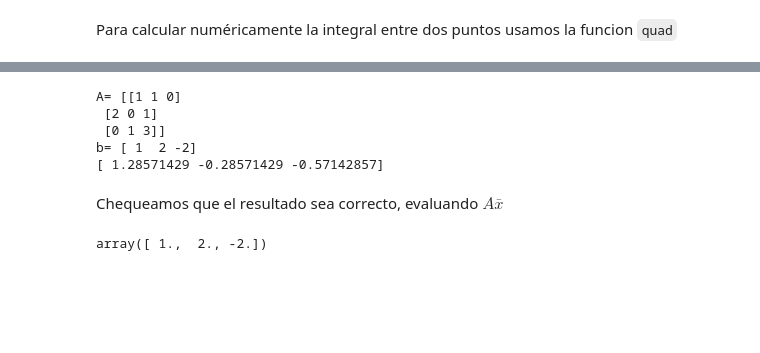
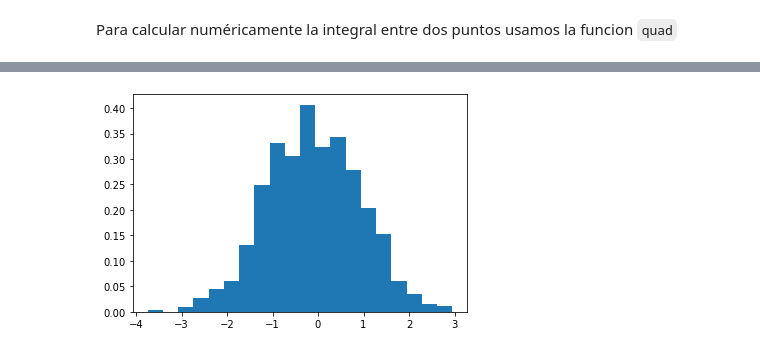
Before and after one commit to roldanlisandro/Fiuba-Geotecnia-ITE1, a Jupyter notebook: Auxiliares/Introduccion_a_Python.ipynb, the cells around one changed output, grey strips where cells are left out. Saved outputs shown, nothing was run; the diff lists cells and outputs as text; code cells hidden in the pictures; blank space fills up the shorter version.

```diff
--- a/Auxiliares/Introduccion_a_Python.ipynb
+++ b/Auxiliares/Introduccion_a_Python.ipynb
@@ -521,23 +455,5 @@ Donde $A$ es una matriz de coeficientes, $b$ el vector de términos independient
-# %%
-from scipy.linalg import solve
-
-A=np.array([[1,1,0],[2,0,1],[0,1,3]])
-print('A=',A)
-
-b=np.array([1,2,-2])
-print('b=',b)
-
-x=solve(A,b)
-print(x)
-# %% [output]
-A= [[1 1 0]
- [2 0 1]
- [0 1 3]]
-b= [ 1  2 -2]
-[ 1.28571429 -0.28571429 -0.57142857]
-# %% [markdown]
-Chequeamos que el resultado sea correcto, evaluando $A \bar{x}$
-# %%
-A@x
-# %% [output]
-array([ 1.,  2., -2.])
+# %%
+x = stats.norm(0,1).rvs(size=1000) + stats.uniform(-0.2,0.2).rvs(size=1000)
+plt.hist(x,bins=20,density=True);
+# %% [output]
+[figure, added]
```
Also changed, not shown: parts of 27 cells of this notebook.
